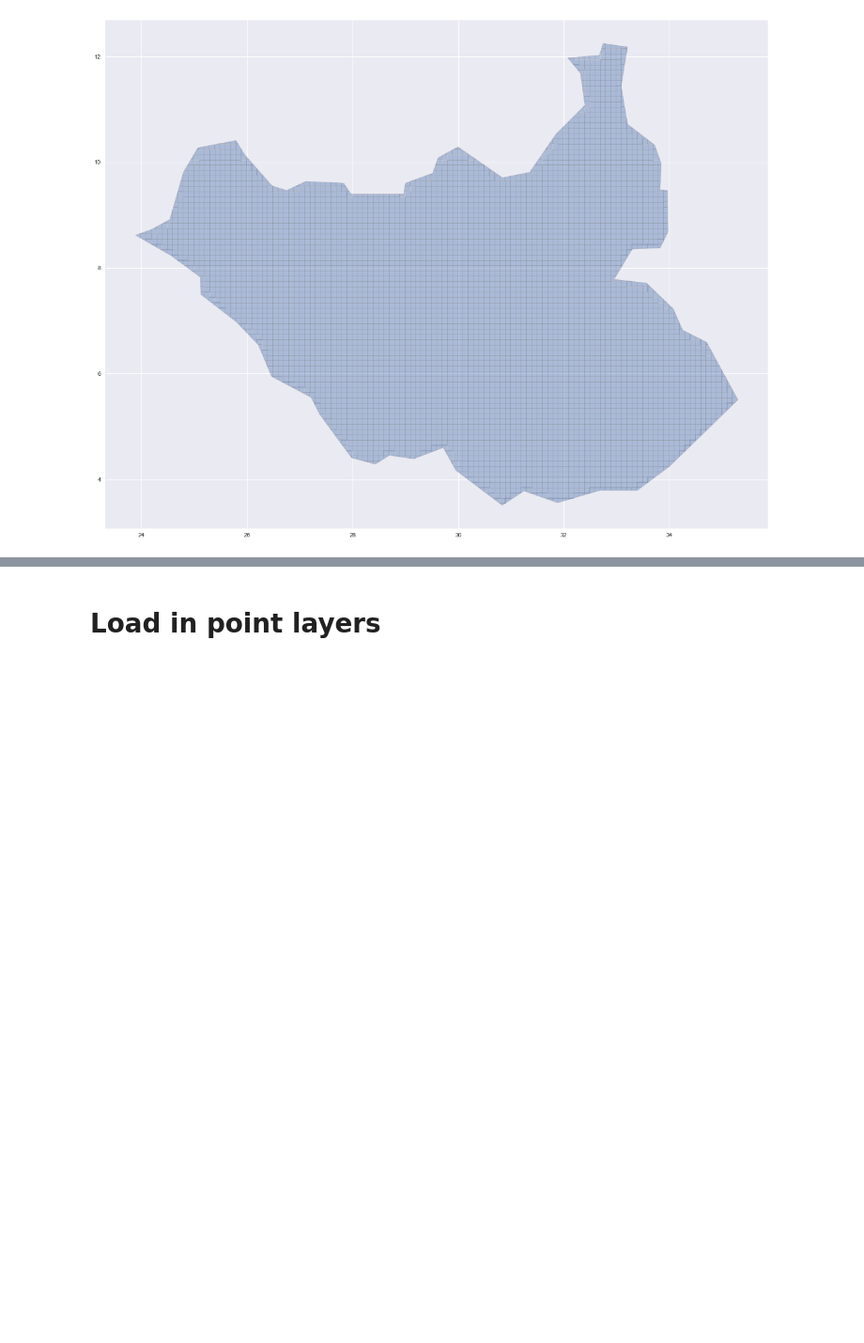
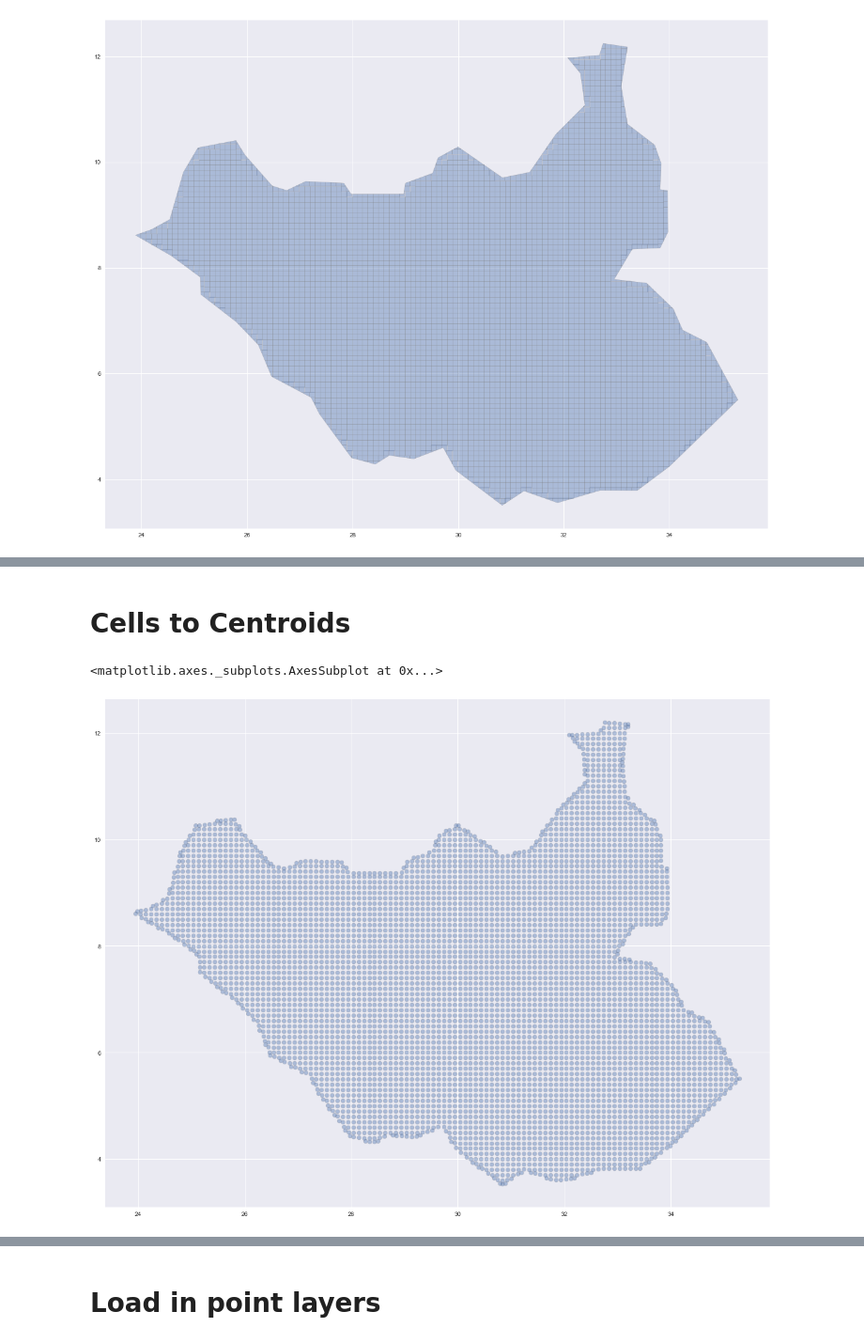
Before and after one commit to willgeary/SouthSudanConflict, a Jupyter notebook: notebooks/Get Conflict Data From ACLED.ipynb, the cells around one changed output, grey strips where cells are left out. Shown at 94% size. Saved outputs shown, nothing was run; the diff lists cells and outputs as text; code cells hidden in the pictures; blank space fills up the shorter version.

```diff
--- a/notebooks/Get Conflict Data From ACLED.ipynb
+++ b/notebooks/Get Conflict Data From ACLED.ipynb
@@ -280,6 +277,8 @@ dx, dy = 0.1, 0.1
 shapefile2grid(minx, maxx, miny, maxy, dx, dy, "../data/test_grid.shp")
 # %%
 grid = gpd.read_file("../data/test_grid.shp")
+# %%
+grid.crs = {'init': '4326'}
 # %%
 grid.plot(figsize=(20,20), alpha=0.4, linewidth=0.5, edgecolor='grey')
 # %% [output]
@@ -305,0 +316,8 @@ grid_intersection.plot(figsize=(20,20), alpha=0.4, linewidth=0.5, edgecolor='gre
+# %% [markdown]
+# Cells to Centroids
+# %%
+centroids = grid_intersection['geometry'].centroid
+centroids.plot(figsize=(20,20), alpha=0.4, linewidth=0.5, edgecolor='grey')
+# %% [output]
+<matplotlib.axes._subplots.AxesSubplot at 0x...>
+[figure, added]
```
Also changed, not shown: parts of 6 cells of this notebook, 1 other file.
